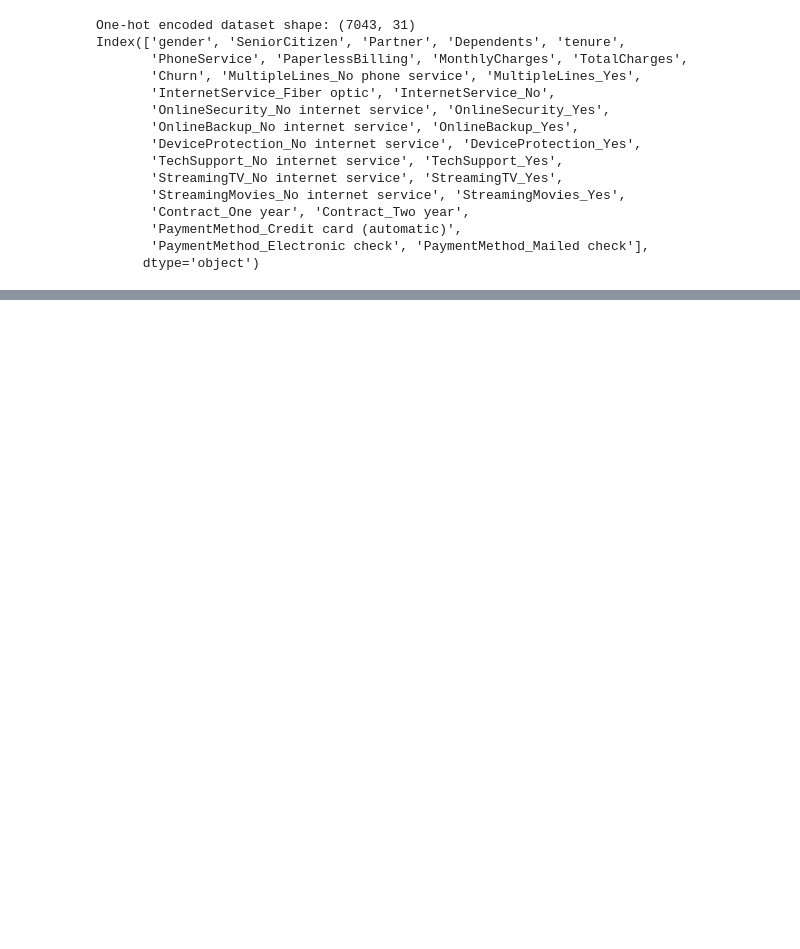
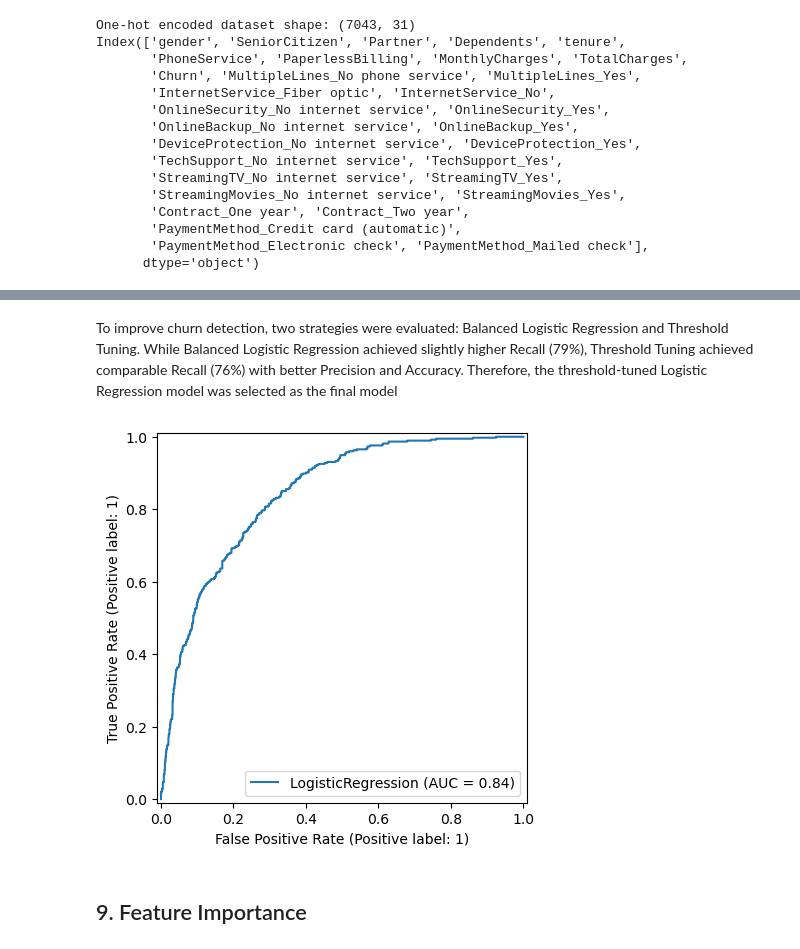
Before and after one commit to adithyajupally/churn-analysis-intelligence, a Jupyter notebook: notebook/churn-analysis.ipynb, the cells around one changed output, grey strips where cells are left out. Cells and saved outputs as stored; diff of their text form; code cells hidden in the pictures; blank space fills up the shorter version.

```diff
--- a/notebook/churn-analysis.ipynb
+++ b/notebook/churn-analysis.ipynb
@@ -331,0 +476,25 @@ Index(['gender', 'SeniorCitizen', 'Partner', 'Dependents', 'tenure',
+# %%
+models = {
+    "Logistic Regression": LogisticRegression(max_iter=1000, random_state=42),
+    "Decision Tree": DecisionTreeClassifier(random_state=42),
+    "Random Forest": RandomForestClassifier(n_estimators=100, random_state=42),
+    "Gradient Boosting": GradientBoostingClassifier(n_estimators=100, random_state= 42),
+    "XGBoost": XGBClassifier(n_estimators=100, random_state=42, use_label_encoder=False, eval_metric='logloss'),
+    "LightGBM": LGBMClassifier(n_estimators=100, random_state=42)
+}
+results = []
+for name, model in models.items():
+    model.fit(X_train, y_train)
+    y_pred = model.predict(X_test)
+    y_prob = model.predict_proba(X_test)[:, 1]
+
+    results.append({
+        "Model": name,
+        "Accuracy": round(accuracy_score(y_test, y_pred), 4),
+        "Precision": round(precision_score(y_test, y_pred), 4),
+        "Recall": round(recall_score(y_test, y_pred), 4),
+        "F1 Score": round(f1_score(y_test, y_pred), 4),
+        "ROC AUC": round(roc_auc_score(y_test, y_prob), 4)
+    })
+results_df = pd.DataFrame(results).sort_values(by="ROC AUC", ascending=False)
+results_df
@@ -331,0 +519,7 @@ Index(['gender', 'SeniorCitizen', 'Partner', 'Dependents', 'tenure',
+# %%
+# Classification Report
+
+best_model=models['Logistic Regression']
+y_pred=best_model.predict(X_test)
+print("Classification Report for Logistic Regression:")
+print(classification_report(y_test, y_pred, target_names=['Non-Churn', 'Churn']))
@@ -331,0 +585,12 @@ Index(['gender', 'SeniorCitizen', 'Partner', 'Dependents', 'tenure',
+# %% [markdown]
+To improve churn detection, two strategies were evaluated: Balanced Logistic Regression and Threshold Tuning. While Balanced Logistic Regression achieved slightly higher Recall (79%), Threshold Tuning achieved comparable Recall (76%) with better Precision and Accuracy. Therefore, the threshold-tuned Logistic Regression model was selected as the final model
+# %%
+# ROC Curve
+from sklearn.metrics import RocCurveDisplay
+
+RocCurveDisplay.from_estimator(best_model, X_test, y_test)
+plt.show()
+# %% [output]
+[figure, added]
+# %% [markdown]
+## 9. Feature Importance
```
Also changed, not shown: parts of 35 cells of this notebook.
